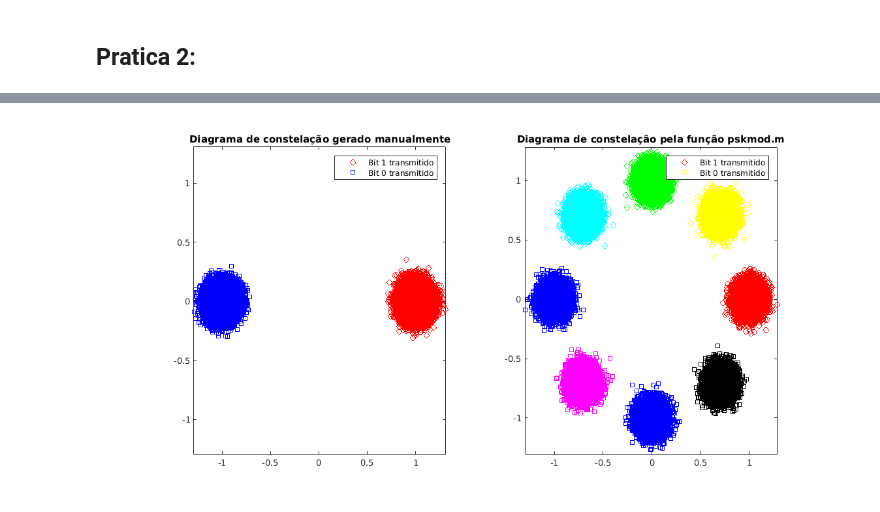
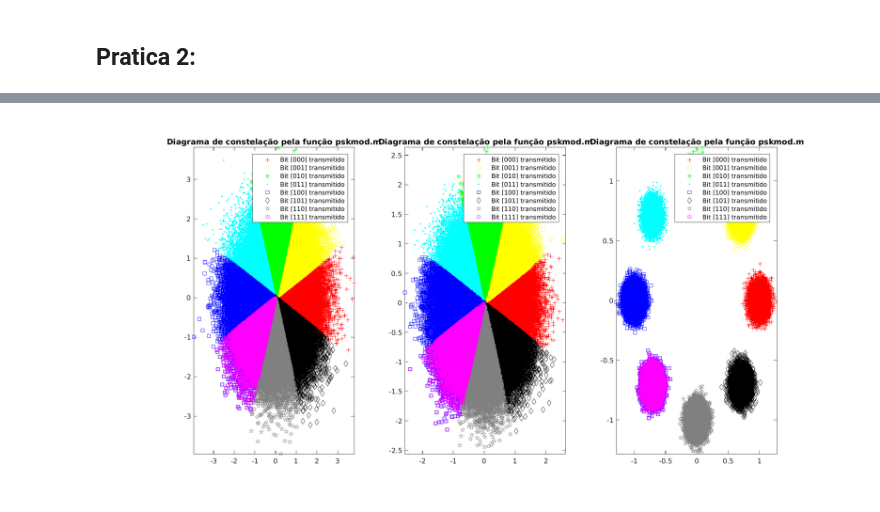
Before and after one commit to alisson-camara/alisson_DCO2004, a Jupyter notebook: handson_08/Entrega_08.ipynb, the cells around one changed output, grey strips where cells are left out. Cells and saved outputs as stored; diff of their text form; code cells hidden in the pictures.

```diff
--- a/handson_08/Entrega_08.ipynb
+++ b/handson_08/Entrega_08.ipynb
@@ -80,53 +293,95 @@ Estimação de SNR:
 # %%
 % Parâmetros
-EbN0_dB = 20;                                          % Eb/N0 de entrada
+EbN0_dB = 0;                                          % Eb/N0 de entrada
 Ns = 10^5;                                             % Número de símbolos simulados
-% Sinal BPSK gerado manualmente
-bits = rand(1,Ns) > 0.5;                               % Gera 0s e 1s com mesma probabilidade
-simbolo = 2*bits-1;                                    % Modulação BPSK: 0 -> -1; 1 -> 1
-sigmaRuido = 10^(-EbN0_dB/(2*10));                     % Desvio padrão do ruído AWGN
-n = sigmaRuido/sqrt(2)*[randn(1,Ns) + j*randn(1,Ns)];  % Amostras do ruído AWGN
-y = simbolo + n;                                       % Sinal ruidoso
-% Gráficos
-fig = figure;
-subplot(1,2,1);
-plot(y(find(real(y)>0)),'ro');
-hold on;
-plot(y(find(real(y)<=0)),'bs')
-title('Diagrama de constelação gerado manualmente');
-legend('Bit 1 transmitido','Bit 0 transmitido');
-minAx = min([real(y) imag(y)]);
-maxAx = max([real(y) imag(y)]);
-axis([minAx maxAx minAx maxAx]);
-% Sinal M-PSK gerado pela função pskmod
+
 M = 8;                                                 % Número de símbolo da modulação
 bits2 = randi([0 M-1],Ns,1);
 txSig = pskmod(bits2,M);
 rxSig = awgn(txSig,EbN0_dB);
 % Gráficos
-subplot(1,2,2);
-plot((rxSig((find(angle(rxSig)>(-pi/8) & (angle(rxSig)<=(pi/8)))))),'ro');
+fig = figure;
+subplot(1,3,1);
+plot((rxSig((find(angle(rxSig)>(-pi/8) & (angle(rxSig)<=(pi/8)))))),'r+');
 hold on;
 plot((rxSig((find(angle(rxSig)>(pi/8) & (angle(rxSig)<=((pi/4)+pi/8)))))),'yo');
 hold on;
-plot((rxSig((find(angle(rxSig)>((pi/4)+pi/8) & (angle(rxSig)<=((2*pi/4)+pi/8)))))),'go');
+plot((rxSig((find(angle(rxSig)>((pi/4)+pi/8) & (angle(rxSig)<=((2*pi/4)+pi/8)))))),'g*');
 hold on;
-plot((rxSig((find(angle(rxSig)>((2*pi/4)+pi/8) & (angle(rxSig)<=((3*pi/4)+pi/8)))))),'co');
+plot((rxSig((find(angle(rxSig)>((2*pi/4)+pi/8) & (angle(rxSig)<=((3*pi/4)+pi/8)))))),'c.');
 hold on;
 plot((rxSig((find(angle(rxSig)>((3*pi/4)+pi/8) | (angle(rxSig)<=((-3*pi/4)+pi/8)))))),'bs');
 hold on;
-plot((rxSig((find(angle(rxSig)<(-pi/8) & (angle(rxSig)>=((-pi/4)-pi/8)))))),'ks');
+plot((rxSig((find(angle(rxSig)<(-pi/8) & (angle(rxSig)>=((-pi/4)-pi/8)))))),'kd');
 hold on;
-plot((rxSig((find(angle(rxSig)<((-pi/4)-pi/8) & (angle(rxSig)>=((-2*pi/4)-pi/8)))))),'bs');
+plot((rxSig((find(angle(rxSig)<((-pi/4)-pi/8) & (angle(rxSig)>=((-2*pi/4)-pi/8)))))),'p','color',[0,0,0]+0.5);
 hold on;
-plot((rxSig((find(angle(rxSig)<((-2*pi/4)-pi/8) & (angle(rxSig)>=((-3*pi/4)-pi/8)))))),'ms');
+plot((rxSig((find(angle(rxSig)<((-2*pi/4)-pi/8) & (angle(rxSig)>=((-3*pi/4)-pi/8)))))),'mh');
 title('Diagrama de constelação pela função pskmod.m');
-legend('Bit 1 transmitido','Bit 0 transmitido');
+legend('Bit [000] transmitido','Bit [001] transmitido','Bit [010] transmitido','Bit [011] transmitido','Bit [100] transmitido','Bit [101] transmitido','Bit [110] transmitido','Bit [111] transmitido');
+minAx = min([real(rxSig)' imag(rxSig)']);
+maxAx = max([real(rxSig)' imag(rxSig)']);
+axis([minAx maxAx minAx maxAx]);
+% Sinal 8-PSK gerado manualmente
+
+EbN0_dB = 5;
+M = 8;                                                 % Número de símbolo da modulação
+bits2 = randi([0 M-1],Ns,1);
+txSig = pskmod(bits2,M);
+rxSig = awgn(txSig,EbN0_dB);
+% Gráficos
+subplot(1,3,2);
+plot((rxSig((find(angle(rxSig)>(-pi/8) & (angle(rxSig)<=(pi/8)))))),'r+');
+hold on;
+plot((rxSig((find(angle(rxSig)>(pi/8) & (angle(rxSig)<=((pi/4)+pi/8)))))),'yo');
+hold on;
+plot((rxSig((find(angle(rxSig)>((pi/4)+pi/8) & (angle(rxSig)<=((2*pi/4)+pi/8)))))),'g*');
+hold on;
+plot((rxSig((find(angle(rxSig)>((2*pi/4)+pi/8) & (angle(rxSig)<=((3*pi/4)+pi/8)))))),'c.');
+hold on;
+plot((rxSig((find(angle(rxSig)>((3*pi/4)+pi/8) | (angle(rxSig)<=((-3*pi/4)+pi/8)))))),'bs');
+hold on;
+plot((rxSig((find(angle(rxSig)<(-pi/8) & (angle(rxSig)>=((-pi/4)-pi/8)))))),'kd');
+hold on;
+plot((rxSig((find(angle(rxSig)<((-pi/4)-pi/8) & (angle(rxSig)>=((-2*pi/4)-pi/8)))))),'p','color',[0,0,0]+0.5);
+hold on;
+plot((rxSig((find(angle(rxSig)<((-2*pi/4)-pi/8) & (angle(rxSig)>=((-3*pi/4)-pi/8)))))),'mh');
+title('Diagrama de constelação pela função pskmod.m');
+legend('Bit [000] transmitido','Bit [001] transmitido','Bit [010] transmitido','Bit [011] transmitido','Bit [100] transmitido','Bit [101] transmitido','Bit [110] transmitido','Bit [111] transmitido');
+minAx = min([real(rxSig)' imag(rxSig)']);
+maxAx = max([real(rxSig)' imag(rxSig)']);
+axis([minAx maxAx minAx maxAx]);
+
+% Sinal 8-PSK gerado pela função pskmod
+EbN0_dB = 20;                                          % Eb/N0 de entrada
+M = 8;                                                 % Número de símbolo da modulação
+bits2 = randi([0 M-1],Ns,1);
+txSig = pskmod(bits2,M);
+rxSig = awgn(txSig,EbN0_dB);
+% Gráficos
+subplot(1,3,3);
+plot((rxSig((find(angle(rxSig)>(-pi/8) & (angle(rxSig)<=(pi/8)))))),'r+');
+hold on;
+plot((rxSig((find(angle(rxSig)>(pi/8) & (angle(rxSig)<=((pi/4)+pi/8)))))),'yo');
+hold on;
+plot((rxSig((find(angle(rxSig)>((pi/4)+pi/8) & (angle(rxSig)<=((2*pi/4)+pi/8)))))),'g*');
+hold on;
+plot((rxSig((find(angle(rxSig)>((2*pi/4)+pi/8) & (angle(rxSig)<=((3*pi/4)+pi/8)))))),'c.');
+hold on;
+plot((rxSig((find(angle(rxSig)>((3*pi/4)+pi/8) | (angle(rxSig)<=((-3*pi/4)+pi/8)))))),'bs');
+hold on;
+plot((rxSig((find(angle(rxSig)<(-pi/8) & (angle(rxSig)>=((-pi/4)-pi/8)))))),'kd');
+hold on;
+plot((rxSig((find(angle(rxSig)<((-pi/4)-pi/8) & (angle(rxSig)>=((-2*pi/4)-pi/8)))))),'p','color',[0,0,0]+0.5);
+hold on;
+plot((rxSig((find(angle(rxSig)<((-2*pi/4)-pi/8) & (angle(rxSig)>=((-3*pi/4)-pi/8)))))),'mh');
+title('Diagrama de constelação pela função pskmod.m');
+legend('Bit [000] transmitido','Bit [001] transmitido','Bit [010] transmitido','Bit [011] transmitido','Bit [100] transmitido','Bit [101] transmitido','Bit [110] transmitido','Bit [111] transmitido');
 minAx = min([real(rxSig)' imag(rxSig)']);
 maxAx = max([real(rxSig)' imag(rxSig)']);
 axis([minAx maxAx minAx maxAx]);
 fig.PaperUnits = 'inches';
-fig.PaperPosition = [0 0 12 6];
+fig.PaperPosition = [0 0 24 12];
 clear all;
 # %% [output]
-[figure, old version]
+[figure, new version]
```
Also changed, not shown: parts of 3 cells of this notebook, 2 other files.
